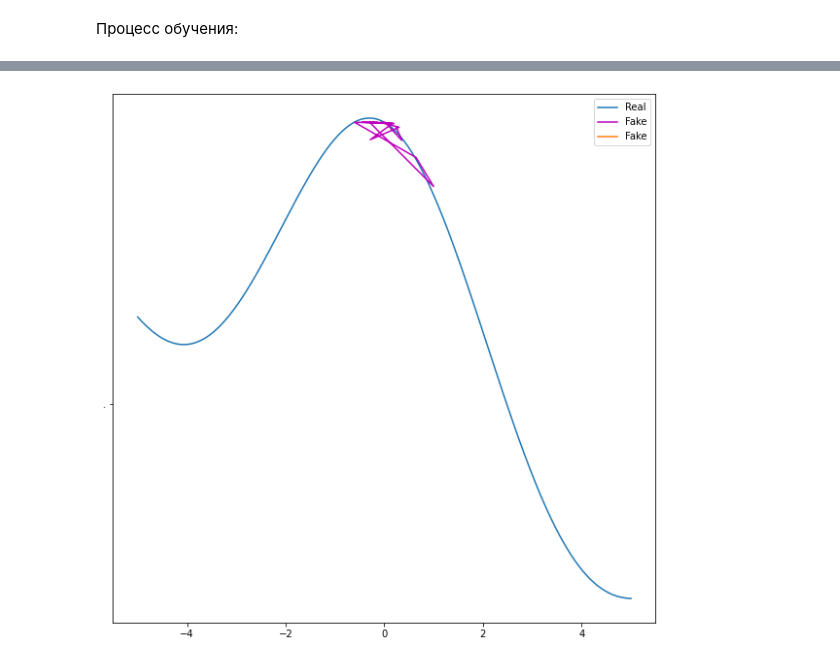
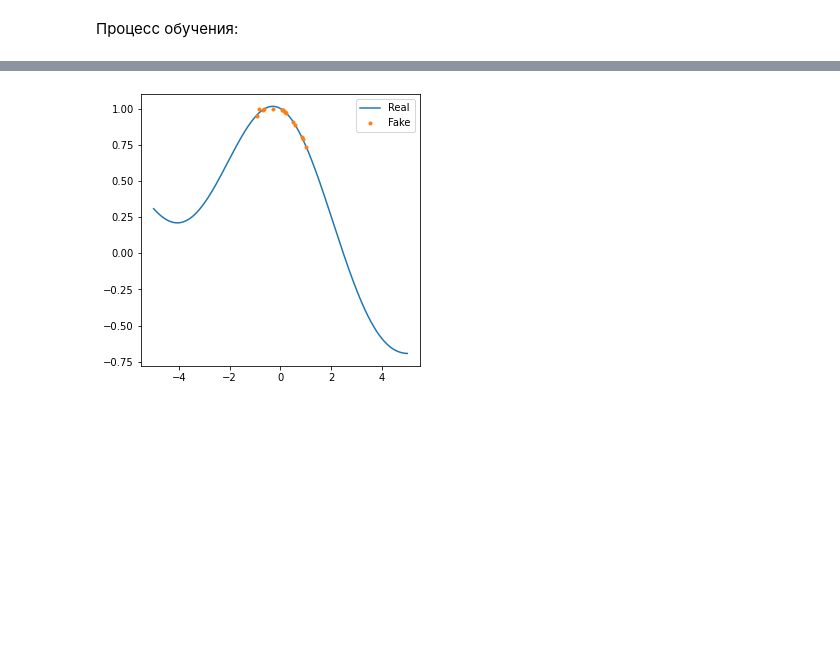
Before and after one commit to lyutovad/GU_PyTorch, a Jupyter notebook: Homework4_1.ipynb, the cells around one changed output, grey strips where cells are left out. Saved outputs shown, nothing was run; the diff lists cells and outputs as text; code cells hidden in the pictures; blank space fills up the shorter version.

```diff
--- a/Homework4_1.ipynb
+++ b/Homework4_1.ipynb
@@ -87,9 +87,9 @@ class Generator(nn.Module):
         super().__init__()
 
         # Использование таких словарей позволяет нам варьировать параметры нашей сети в процессе использования
-#         self.activations = nn.ModuleDict([
-#                 ['lrelu', nn.LeakyReLU(0.2, inplace=True)],
-#                 ['relu', nn.ReLU(0.2)]])
+        self.activations = nn.ModuleDict([
+                ['lrelu', nn.LeakyReLU(0.2, inplace=True)],
+                ['relu', nn.ReLU(0.2)]])
 
         def block(in_feat, out_feat, normalize=True, activation='relu'): #activation='relu
             layers = [nn.Linear(in_feat, out_feat)] # Если мы создаем последовательность слоев - то мы задаем их
@@ -263,11 +262,11 @@ gen_data = generator(z)
 gen_data = gen_data.detach()
 gen_data = gen_data.cpu().numpy()
 # %%
-fig = plt.figure(figsize=(10, 10))
+fig = plt.figure(figsize=(5, 5))
 
 plt.plot(train_data[:, 0], train_data[:, 1], label='Real')
-plt.plot(gen_data[:, 0], gen_data[:, 1],'m', '.',  label='Fake')
+plt.plot(gen_data[:, 0], gen_data[:, 1], '.',  label='Fake')
 plt.legend(loc='best')
 plt.show()
 # %% [output]
-[figure, old version]
+[figure, new version]
```
Also changed, not shown: parts of 2 cells of this notebook.
